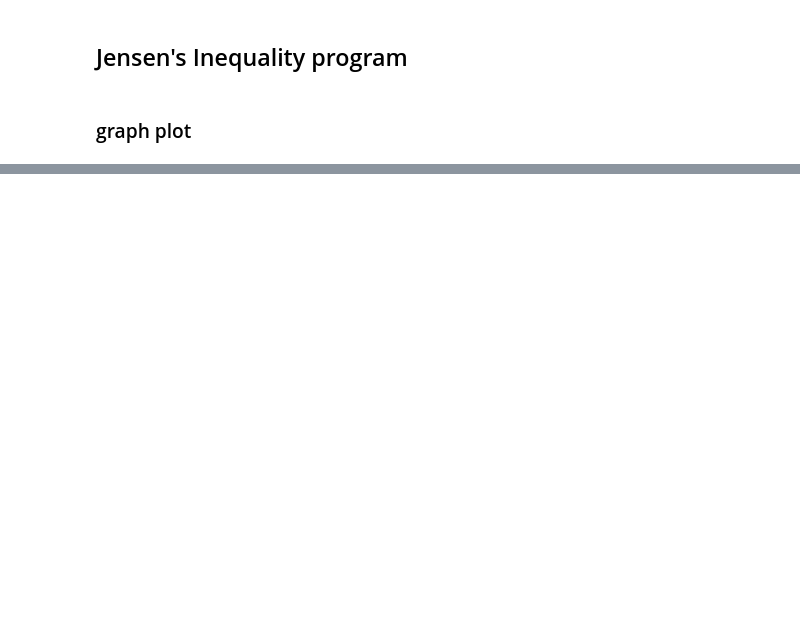
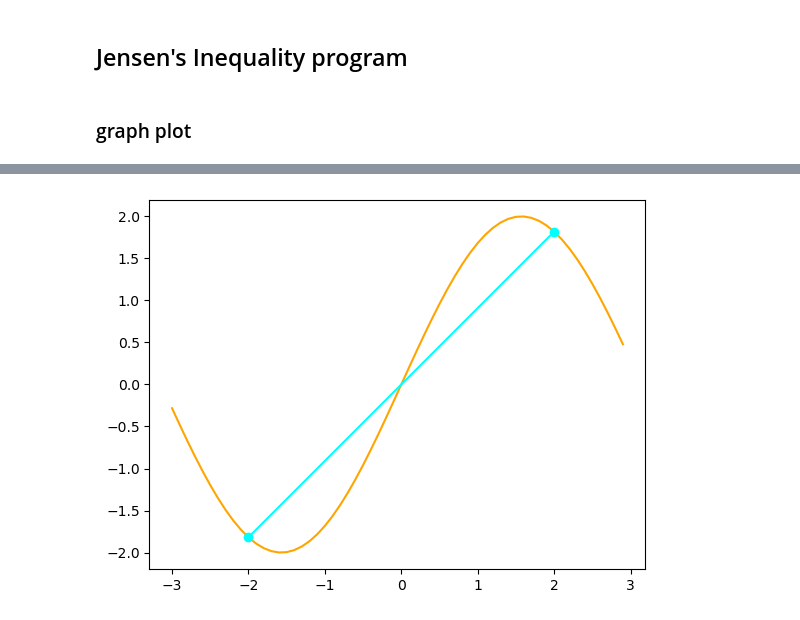
Before and after one commit to camellian0120/MLP-8_probabilityInequality, a Jupyter notebook: Jensen.ipynb, the cells around one changed output, grey strips where cells are left out. Saved outputs shown, nothing was run; the diff lists cells and outputs as text; code cells hidden in the pictures; blank space fills up the shorter version.

```diff
--- a/Jensen.ipynb
+++ b/Jensen.ipynb
@@ -34,0 +46,4 @@ plt.plot(chord_x, chord_y)
+# %%
+Jensen(fx=2*np.sin(X), atob=40)
+# %% [output]
+[figure, added]
```
Also changed, not shown: parts of 2 cells of this notebook.
